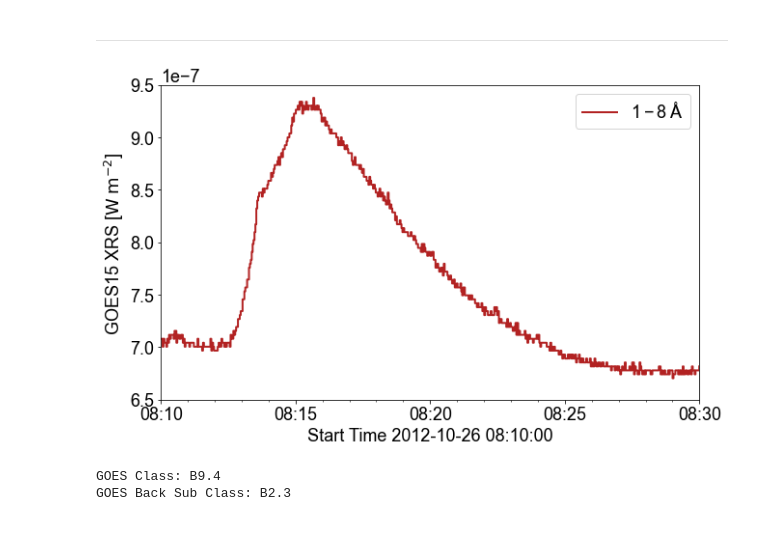
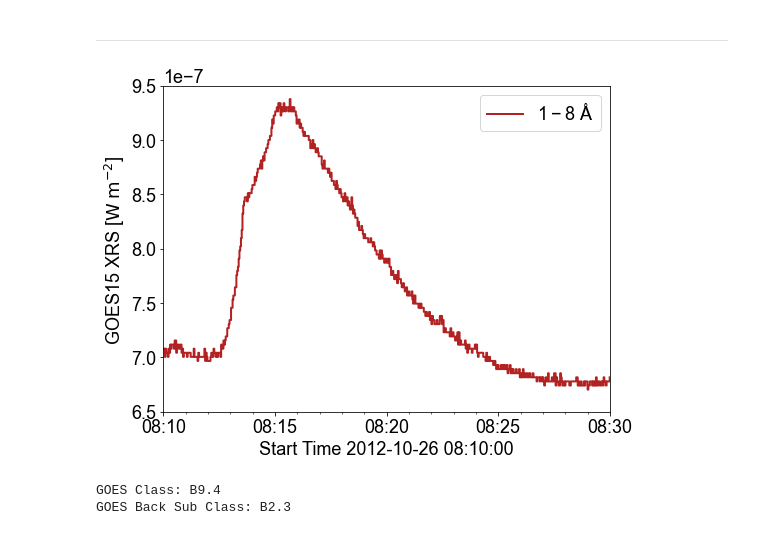
Before and after one commit to ianan/xrs_example, a Jupyter notebook: xrs15_mf_example.ipynb, the cells around one changed output. Drawn from its saved outputs; the diff is of its cells as text; code cells hidden in the pictures.

```diff
--- a/xrs15_mf_example.ipynb
+++ b/xrs15_mf_example.ipynb
@@ -103,26 +124,45 @@ fg15 = Fido.fetch(rg15,path=outdir)
 fg15=glob.glob(outdir+'sci_gxrs-l2-irrad_g15_d20121026_v0-0-0.nc')
 g15 = ts.TimeSeries(fg15, concatenate=True)
 tg15=g15.truncate(trange.start.iso,trange.end.iso)
-tg_tims=tg15.index
+tg_tims=tg15.time
 tg_x05=tg15.quantity("xrsa").value
 tg_x18=tg15.quantity("xrsb").value
-
-fig,ax = plt.subplots(figsize=(10, 6))
-plt.plot(tg_tims,tg_x18,drawstyle='steps-post',marker=None,color='firebrick',lw=2,label='$1-8\;\AA$')
-ax.set_ylabel("GOES15 XRS [$\mathrm{W\;m^{-2}}$] ")
-ax.set_xlabel("Start Time "+trange.start.iso[:-4])
-ax.set_ylim([6.5e-7,9.5e-7])
-ax.set_xlim([trange.start.datetime,trange.end.datetime])
-myFmt = matplotlib.dates.DateFormatter('%H:%M')
-majorx= matplotlib.dates.MinuteLocator(interval=5)
-minorx= matplotlib.dates.MinuteLocator(interval=1)
-ax.xaxis.set_major_locator(majorx)
-ax.xaxis.set_minor_locator(minorx)
-ax.xaxis.set_major_formatter(myFmt)
-plt.legend()
-plt.show()
-# %% [output]
-[figure, removed]
+# %%
+fig,ax = plt.subplots(figsize=(8, 6))
+plt.plot(tg_tims.datetime,tg_x18,drawstyle='steps-post',marker=None,color='firebrick',lw=2,label='$1-8\;\AA$')
+ax.set_ylabel("GOES15 XRS [$\mathrm{W\;m^{-2}}$] ")
+ax.set_xlabel("Start Time "+trange.start.iso[:-4])
+ax.set_ylim([6.5e-7,9.5e-7])
+ax.set_xlim([trange.start.datetime,trange.end.datetime])
+myFmt = matplotlib.dates.DateFormatter('%H:%M')
+majorx= matplotlib.dates.MinuteLocator(interval=5)
+minorx= matplotlib.dates.MinuteLocator(interval=1)
+ax.xaxis.set_major_locator(majorx)
+ax.xaxis.set_minor_locator(minorx)
+ax.xaxis.set_major_formatter(myFmt)
+plt.legend()
+plt.show()
+
+# # Short channel not very useful for these small events
+# fig,ax = plt.subplots(figsize=(8, 6))
+# plt.plot(tg_tims.datetime,tg_x05,drawstyle='steps-post',marker=None,color='darkblue',lw=2,label='$0.5-4\;\AA$')
+# plt.plot(tg_tims.datetime,tg_x18,drawstyle='steps-post',marker=None,color='firebrick',lw=2,label='$1-8\;\AA$')
+# ax.set_ylabel("GOES15 XRS [$\mathrm{W\;m^{-2}}$] ")
+# ax.set_xlabel("Start Time "+trange.start.iso[:-4])
+# ax.set_ylim([1e-9,5e-6])
+# ax.set_yscale('log')
+# ax.set_xlim([trange.start.datetime,trange.end.datetime])
+# # precisely control the x time labels
+# myFmt = matplotlib.dates.DateFormatter('%H:%M')
+# majorx= matplotlib.dates.MinuteLocator(interval=5)
+# minorx= matplotlib.dates.MinuteLocator(interval=1)
+# ax.xaxis.set_major_locator(majorx)
+# ax.xaxis.set_minor_locator(minorx)
+# ax.xaxis.set_major_formatter(myFmt)
+# plt.legend()
+# plt.show()
+# %% [output]
+[figure, added]
 # %%
 print("GOES Class: B{0:.1f}".format(1e7*max(tg_x18)))
 btrange=a.Time("2012-10-26 08:10","2012-10-26 08:12")
```
Also changed, not shown: parts of 4 cells of this notebook, 2 other files.
